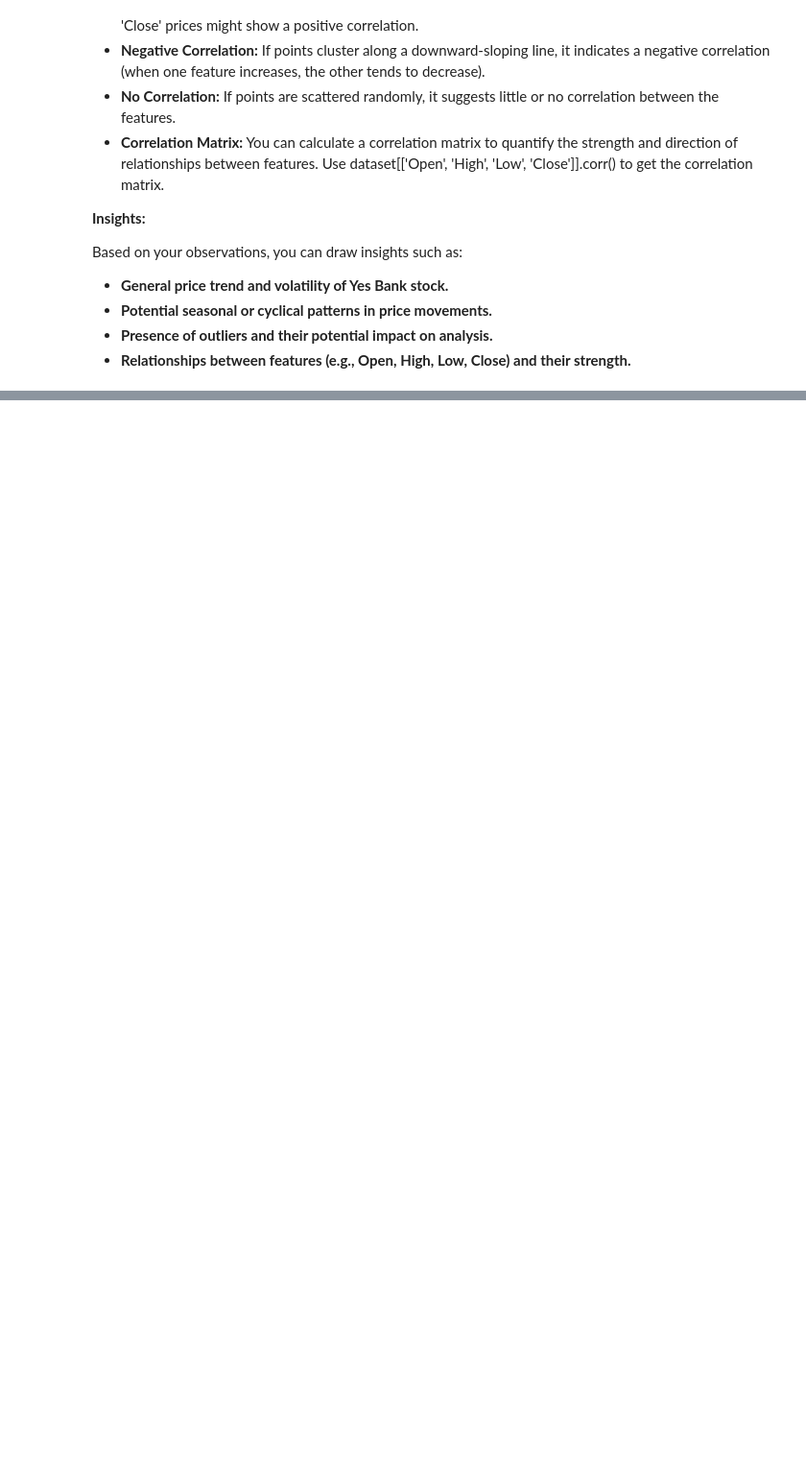
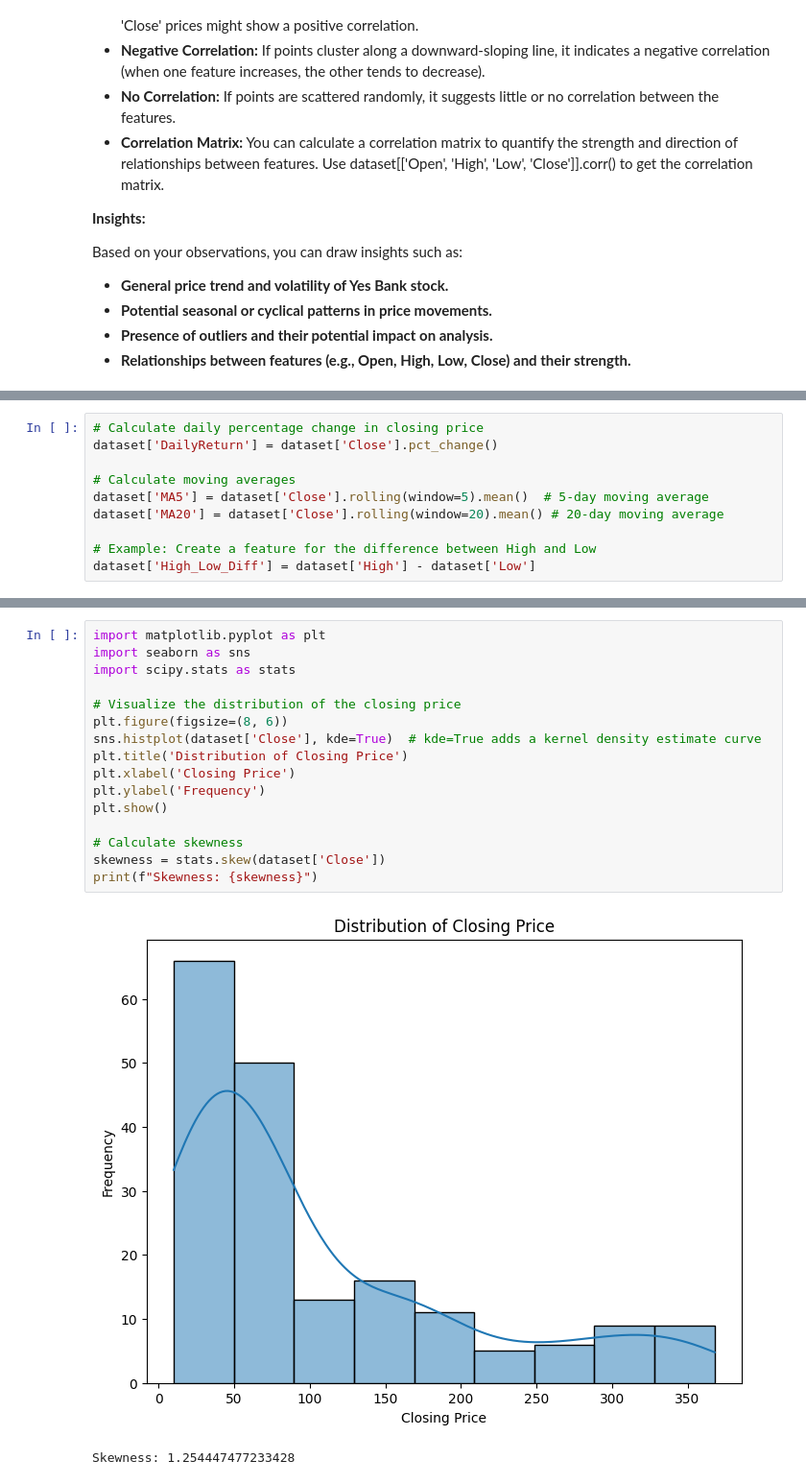
Before and after one commit to KRamBalaji/stock_closing_price_prediction, a Jupyter notebook: Yes_Bank_Stock_Closing_Price_Prediction.ipynb, the cells around one changed output, grey strips where cells are left out. Shown: that part at 96% size. Saved outputs shown, nothing was run; the diff lists cells and outputs as text; blank space fills up the shorter version.

```diff
--- a/Yes_Bank_Stock_Closing_Price_Prediction.ipynb
+++ b/Yes_Bank_Stock_Closing_Price_Prediction.ipynb
@@ -170,0 +177,10 @@ Based on your observations, you can draw insights such as:
+# %%
+# Calculate daily percentage change in closing price
+dataset['DailyReturn'] = dataset['Close'].pct_change()
+
+# Calculate moving averages
+dataset['MA5'] = dataset['Close'].rolling(window=5).mean()  # 5-day moving average
+dataset['MA20'] = dataset['Close'].rolling(window=20).mean() # 20-day moving average
+
+# Example: Create a feature for the difference between High and Low
+dataset['High_Low_Diff'] = dataset['High'] - dataset['Low']
@@ -170,0 +255,19 @@ Based on your observations, you can draw insights such as:
+# %%
+import matplotlib.pyplot as plt
+import seaborn as sns
+import scipy.stats as stats
+
+# Visualize the distribution of the closing price
+plt.figure(figsize=(8, 6))
+sns.histplot(dataset['Close'], kde=True)  # kde=True adds a kernel density estimate curve
+plt.title('Distribution of Closing Price')
+plt.xlabel('Closing Price')
+plt.ylabel('Frequency')
+plt.show()
+
+# Calculate skewness
+skewness = stats.skew(dataset['Close'])
+print(f"Skewness: {skewness}")
+# %% [output]
+[figure, added]
+Skewness: 1.254447477233428
```
Also changed, not shown: parts of 16 cells of this notebook.
